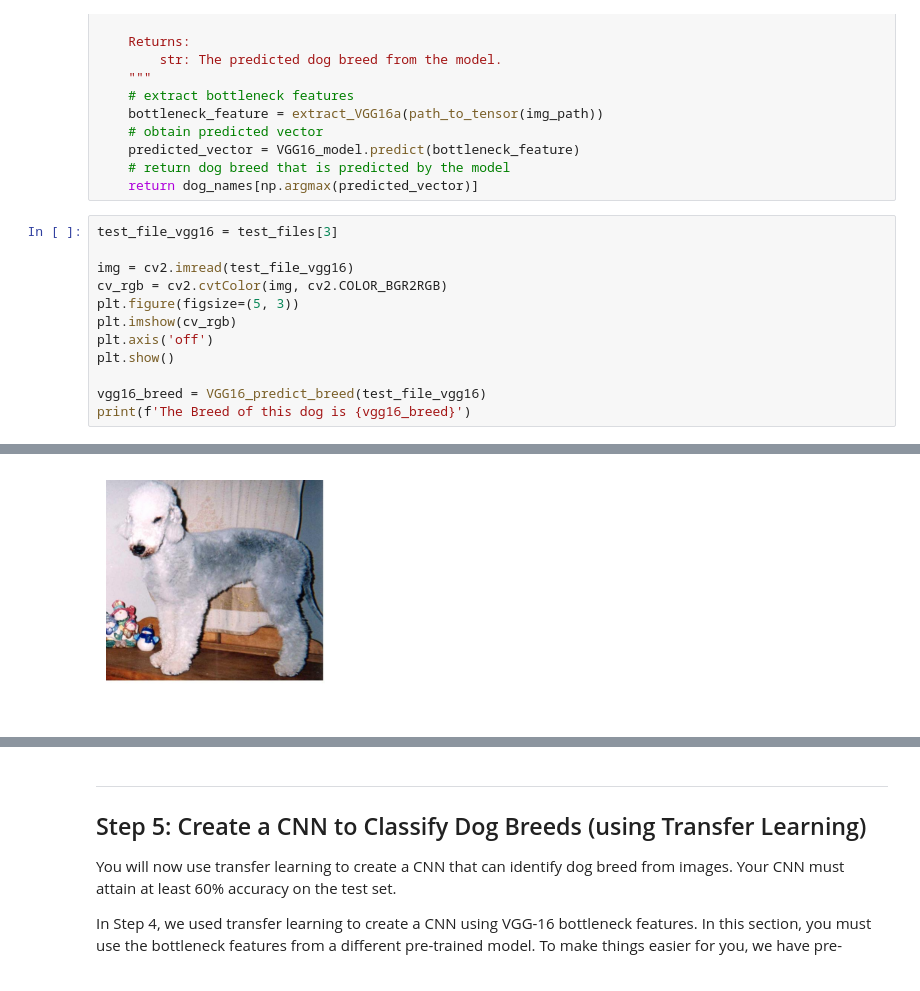
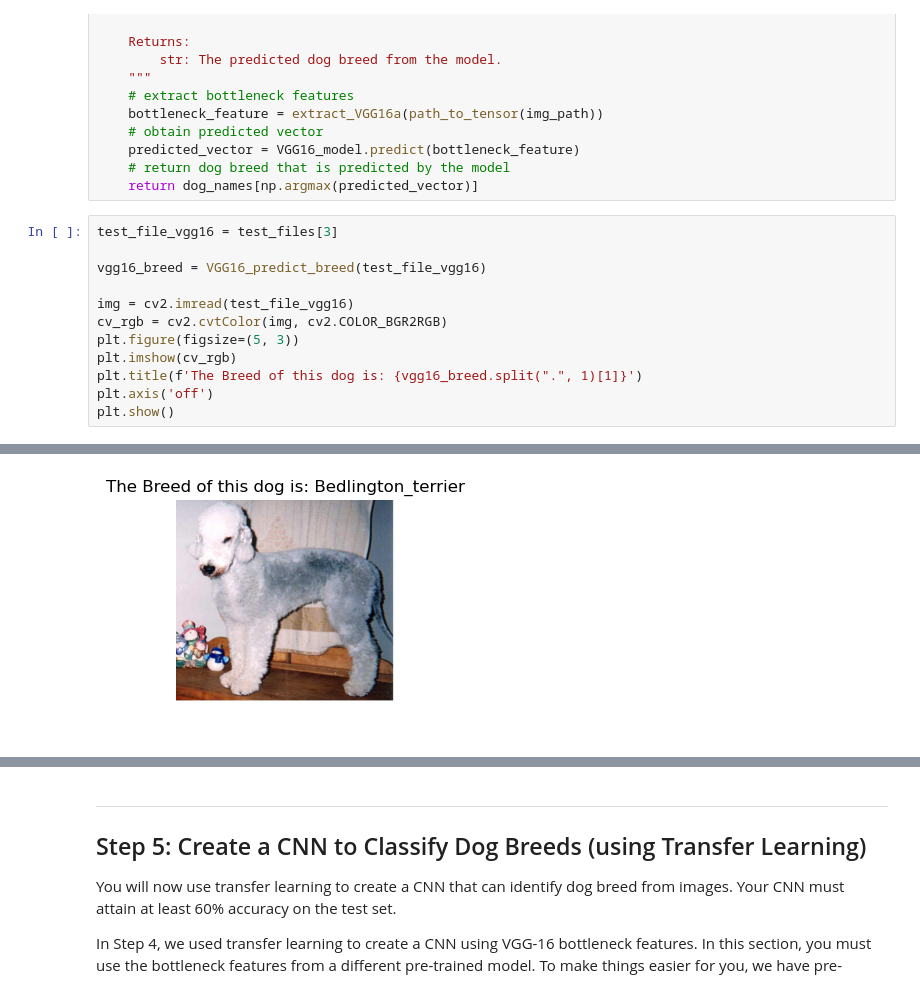
Before and after one commit to mafda/dog_breed_classifier, a Jupyter notebook: src/dog_app.ipynb, the cells around one changed output, grey strips where cells are left out. Drawn from its saved outputs; the diff is of its cells as text.

Commit message:
update images with dog breed title

```diff
--- a/src/dog_app.ipynb
+++ b/src/dog_app.ipynb
@@ -786,14 +773,14 @@ def VGG16_predict_breed(img_path):
     return dog_names[np.argmax(predicted_vector)]
 # %%
 test_file_vgg16 = test_files[3]
+
+vgg16_breed = VGG16_predict_breed(test_file_vgg16)
 
 img = cv2.imread(test_file_vgg16)
 cv_rgb = cv2.cvtColor(img, cv2.COLOR_BGR2RGB)
 plt.figure(figsize=(5, 3))
 plt.imshow(cv_rgb)
+plt.title(f'The Breed of this dog is: {vgg16_breed.split(".", 1)[1]}')
 plt.axis('off')
 plt.show()
-
-vgg16_breed = VGG16_predict_breed(test_file_vgg16)
-print(f'The Breed of this dog is {vgg16_breed}')
 # %% [output]
@@ -800 +789 @@ print(f'The Breed of this dog is {vgg16_breed}')
-[figure, old version]
+[figure, new version]
```
Also changed, not shown: parts of 17 cells of this notebook.
